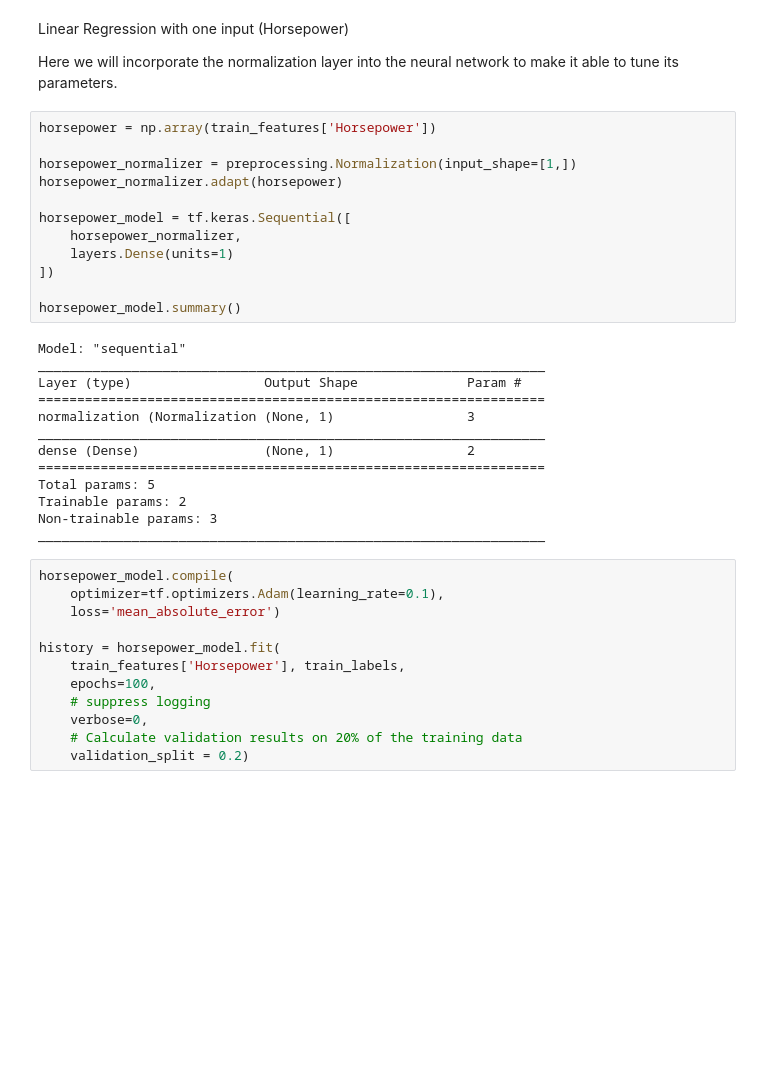
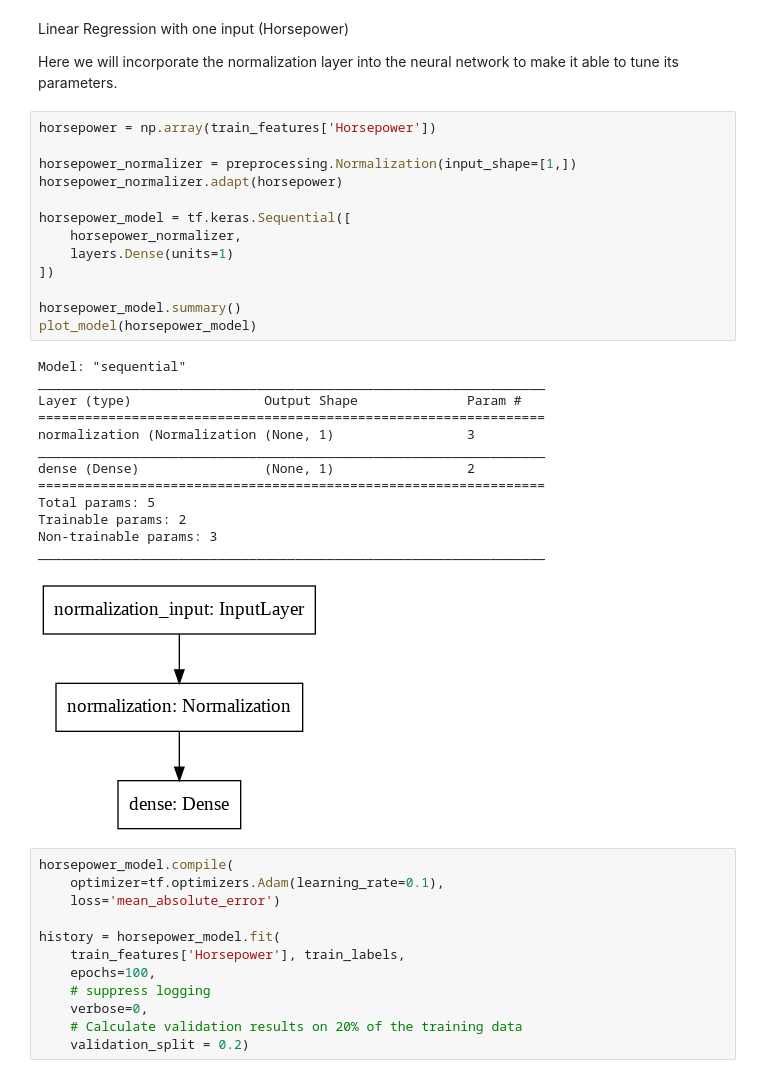
Before and after one commit to nimaafshari/TF_Training_Sessions, a Jupyter notebook: TF_Training_Session_3.ipynb, the cells around one changed output. Saved outputs shown, nothing was run; the diff lists cells and outputs as text; blank space fills up the shorter version.

```diff
--- a/TF_Training_Session_3.ipynb
+++ b/TF_Training_Session_3.ipynb
@@ -94,28 +96,30 @@ Here we will incorporate the normalization layer into the neural network to make
 # %%
 horsepower = np.array(train_features['Horsepower'])
 
 horsepower_normalizer = preprocessing.Normalization(input_shape=[1,])
 horsepower_normalizer.adapt(horsepower)
 
 horsepower_model = tf.keras.Sequential([
     horsepower_normalizer,
     layers.Dense(units=1)
 ])
 
 horsepower_model.summary()
+plot_model(horsepower_model)
 # %% [output]
 Model: "sequential"
 _________________________________________________________________
 Layer (type)                 Output Shape              Param #
 =================================================================
 normalization (Normalization (None, 1)                 3
 _________________________________________________________________
 dense (Dense)                (None, 1)                 2
 =================================================================
 Total params: 5
 Trainable params: 2
 Non-trainable params: 3
 _________________________________________________________________
+[figure, added]
 # %%
 horsepower_model.compile(
     optimizer=tf.optimizers.Adam(learning_rate=0.1),
```
Also changed, not shown: parts of 1 cell of this notebook.
